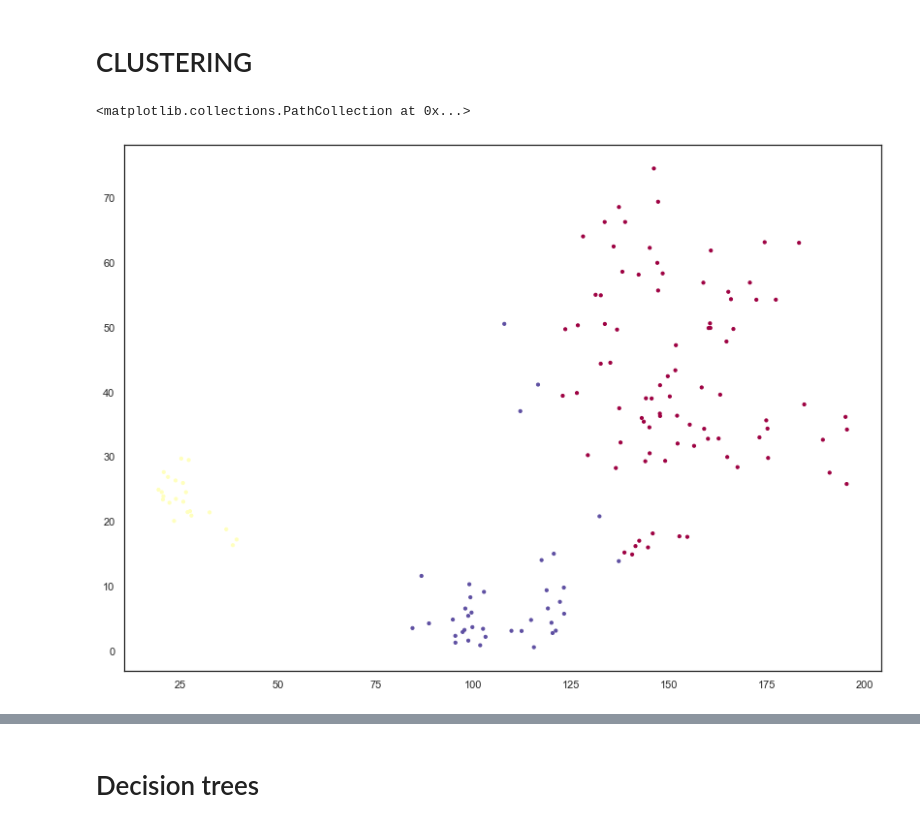
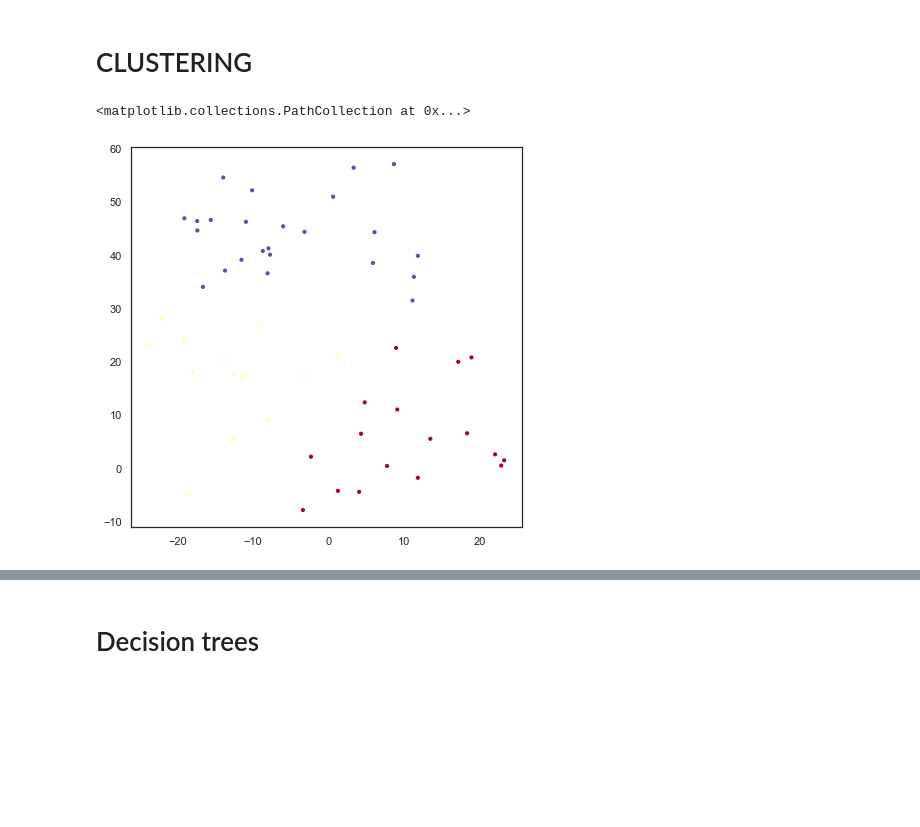
Before and after one commit to MartinMarzi/IPMdecisions, a Jupyter notebook: IPMdecisions-DataExploration-1_3.ipynb, the cells around one changed output, grey strips where cells are left out. Cells and saved outputs as stored; diff of their text form; code cells hidden in the pictures; blank space fills up the shorter version.

```diff
--- a/IPMdecisions-DataExploration-1_3.ipynb
+++ b/IPMdecisions-DataExploration-1_3.ipynb
@@ -15,7 +14,7 @@ DATA_FILE = "data/Farmers_edited data 21.12.2020_IPS_FINAL- WEKA_JM.xlsx"
 # %%
 # Create dataframe
 df = pd.read_excel(DATA_FILE, header=0, engine='openpyxl', na_values=['?'], usecols=range(81),
-                   skiprows=[i for i in range(150,155)])
+                   skiprows= range(150,155))
 # %%
 # Show data size
 df.shape
@@ -86,5 +85,5 @@ df.describe()
 | max | 5.00000 | 1.000000 | 5.000000 | 5.000000 | 1.000000 | 1.000000 | ... |
 # %%
 # One hot encode categorical data.
-ohe_df = pd.get_dummies(df)
+ohe_df = pd.get_dummies(df, columns=["Region", "Country"])
 # %%
@@ -106,11 +109,14 @@ ohe_df
 # %% [markdown]
 ### Missing values
 # %%
+df_noNaN = ohe_df.dropna(how="any").copy()
+#df_noNaN = ohe_df.copy().fillna(ohe_df.mean())
 #df_noNaN = ohe_df.copy().fillna(ohe_df.median())
 #df_noNaN = ohe_df.copy().fillna(ohe_df.mode())
-#df_noNaN = ohe_df.copy().fillna(method="ffill")
-df_noNaN = ohe_df.interpolate(method="linear", axis=0).copy()
-df_noNaN = df_noNaN.dropna(how="any").copy()
+#df_noNaN = ohe_df.interpolate(method="linear", axis=0).copy()
+#df_noNaN = df.dropna(how="any").copy()
 
 # df_noNaN.info()
-df_noNaN
+# df_noNaN
+
+# try scikit learn
@@ -294,11 +304,15 @@ from sklearn.metrics import adjusted_rand_score, adjusted_mutual_info_score
 # %%
 # kmeans
 kmeans_labels = cluster.KMeans(n_clusters=3).fit_predict(intersection_embedding)
 #kmeans_labels
-plt.scatter(intersection_embedding[:, 0], intersection_embedding[:, 1], c=kmeans_labels, s=10, cmap='Spectral')
+
+fig, ax = plt.subplots(figsize=(7,7))
+ax.scatter(intersection_embedding[:, 0], intersection_embedding[:, 1], c=kmeans_labels, s=10, cmap='Spectral')
+
+# daj clustre (številke) gor v umap
 # %% [output]
 <matplotlib.collections.PathCollection at 0x...>
-[figure, old version]
+[figure, new version]
 # %%
 # hdbscan
 hdbscan_labels = hdbscan.HDBSCAN(min_samples=3, min_cluster_size=10).fit_predict(intersection_embedding)
```
Also changed, not shown: parts of 24 cells of this notebook.
